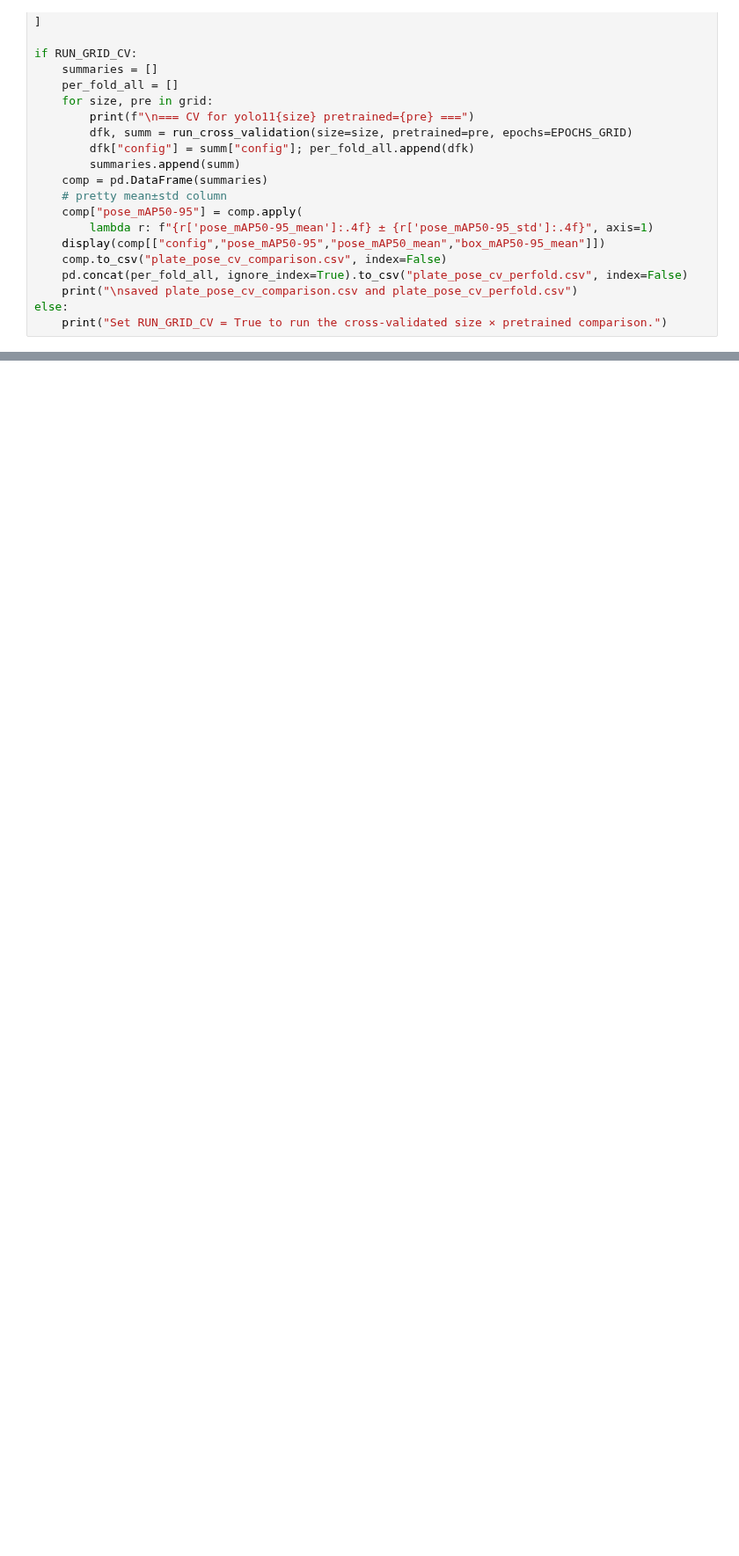
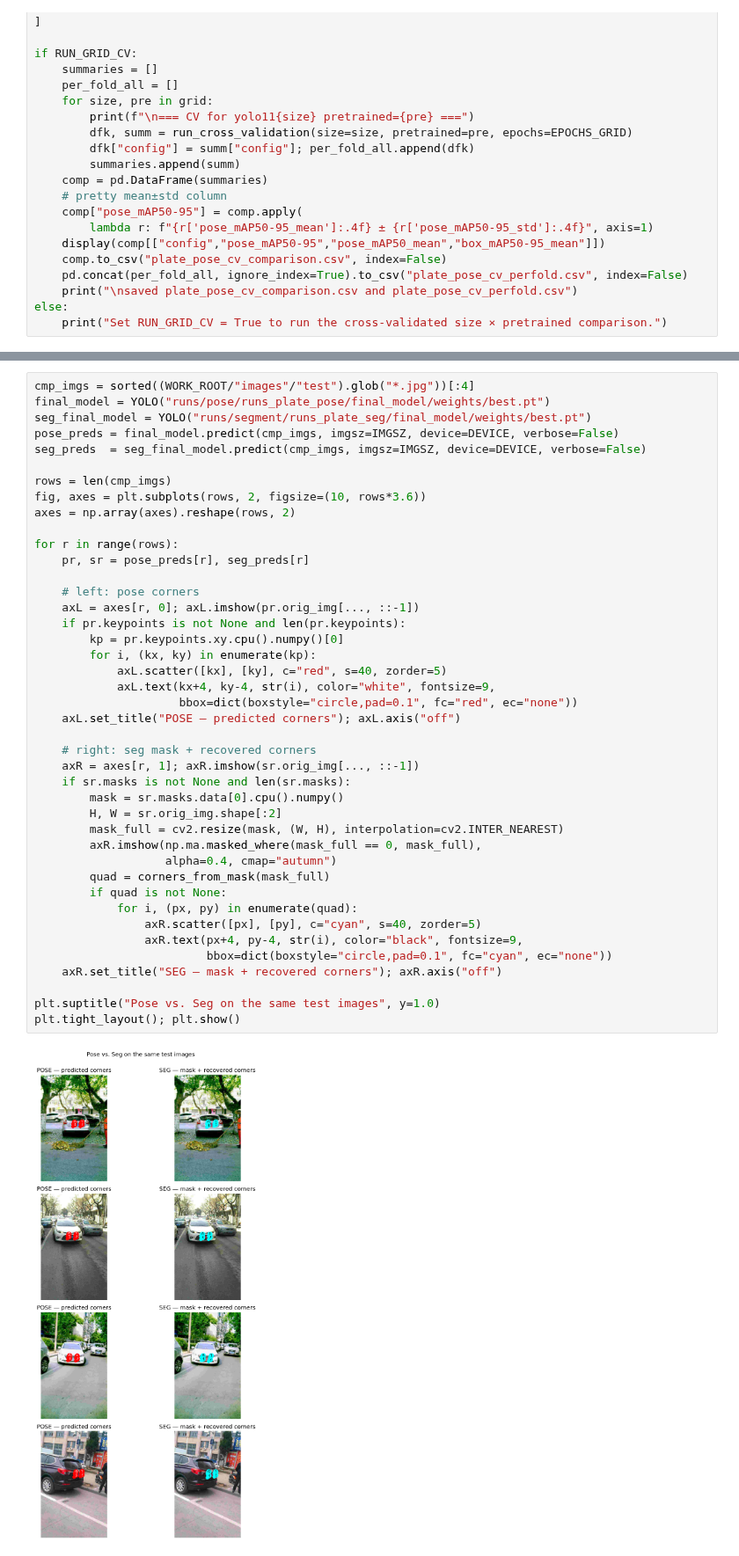
Before and after one commit to lorenzo-marranini/IS_Project, a Jupyter notebook: yolo_pose_plate_training.ipynb, the cells around one changed output, grey strips where cells are left out. Shown at 88% size. Drawn from its saved outputs; the diff is of its cells as text; blank space fills up the shorter version.

Commit message:
add yolo segmentation training

```diff
--- a/yolo_pose_plate_training.ipynb
+++ b/yolo_pose_plate_training.ipynb
@@ -544,0 +881,44 @@ plt.tight_layout(); plt.show()
+# %%
+cmp_imgs = sorted((WORK_ROOT/"images"/"test").glob("*.jpg"))[:4]
+final_model = YOLO("runs/pose/runs_plate_pose/final_model/weights/best.pt")
+seg_final_model = YOLO("runs/segment/runs_plate_seg/final_model/weights/best.pt")
+pose_preds = final_model.predict(cmp_imgs, imgsz=IMGSZ, device=DEVICE, verbose=False)
+seg_preds  = seg_final_model.predict(cmp_imgs, imgsz=IMGSZ, device=DEVICE, verbose=False)
+
+rows = len(cmp_imgs)
+fig, axes = plt.subplots(rows, 2, figsize=(10, rows*3.6))
+axes = np.array(axes).reshape(rows, 2)
+
+for r in range(rows):
+    pr, sr = pose_preds[r], seg_preds[r]
+
+    # left: pose corners
+    axL = axes[r, 0]; axL.imshow(pr.orig_img[..., ::-1])
+    if pr.keypoints is not None and len(pr.keypoints):
+        kp = pr.keypoints.xy.cpu().numpy()[0]
+        for i, (kx, ky) in enumerate(kp):
+            axL.scatter([kx], [ky], c="red", s=40, zorder=5)
+            axL.text(kx+4, ky-4, str(i), color="white", fontsize=9,
+                     bbox=dict(boxstyle="circle,pad=0.1", fc="red", ec="none"))
+    axL.set_title("POSE — predicted corners"); axL.axis("off")
+
+    # right: seg mask + recovered corners
+    axR = axes[r, 1]; axR.imshow(sr.orig_img[..., ::-1])
+    if sr.masks is not None and len(sr.masks):
+        mask = sr.masks.data[0].cpu().numpy()
+        H, W = sr.orig_img.shape[:2]
+        mask_full = cv2.resize(mask, (W, H), interpolation=cv2.INTER_NEAREST)
+        axR.imshow(np.ma.masked_where(mask_full == 0, mask_full),
+                   alpha=0.4, cmap="autumn")
+        quad = corners_from_mask(mask_full)
+        if quad is not None:
+            for i, (px, py) in enumerate(quad):
+                axR.scatter([px], [py], c="cyan", s=40, zorder=5)
+                axR.text(px+4, py-4, str(i), color="black", fontsize=9,
+                         bbox=dict(boxstyle="circle,pad=0.1", fc="cyan", ec="none"))
+    axR.set_title("SEG — mask + recovered corners"); axR.axis("off")
+
+plt.suptitle("Pose vs. Seg on the same test images", y=1.0)
+plt.tight_layout(); plt.show()
+# %% [output]
+[figure, added]
```
Also changed, not shown: parts of 23 cells of this notebook, 5 other files.
